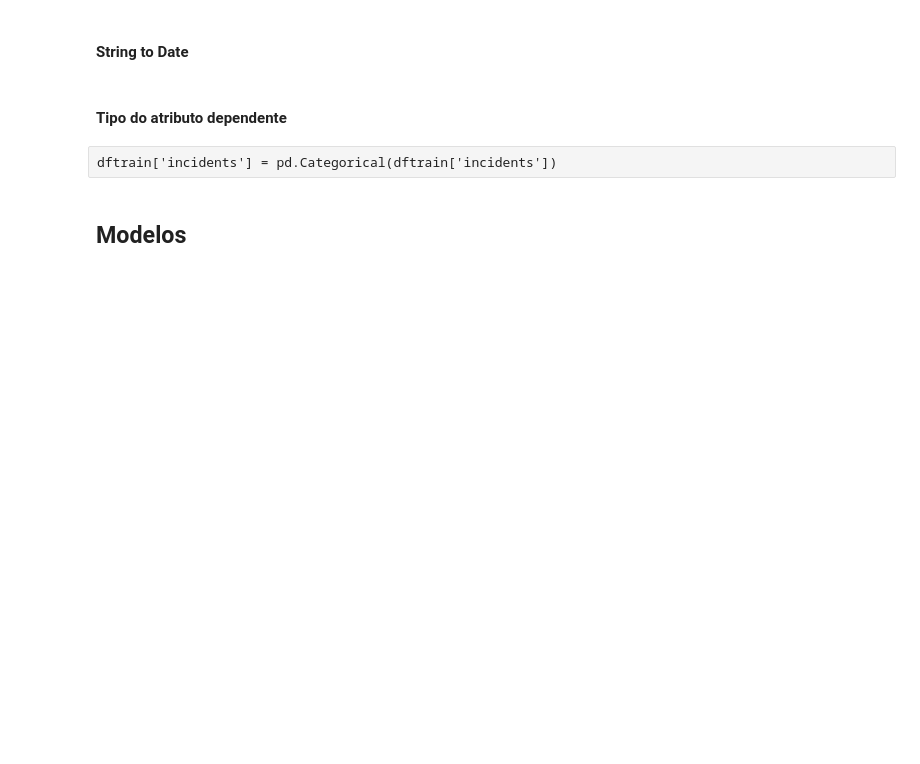
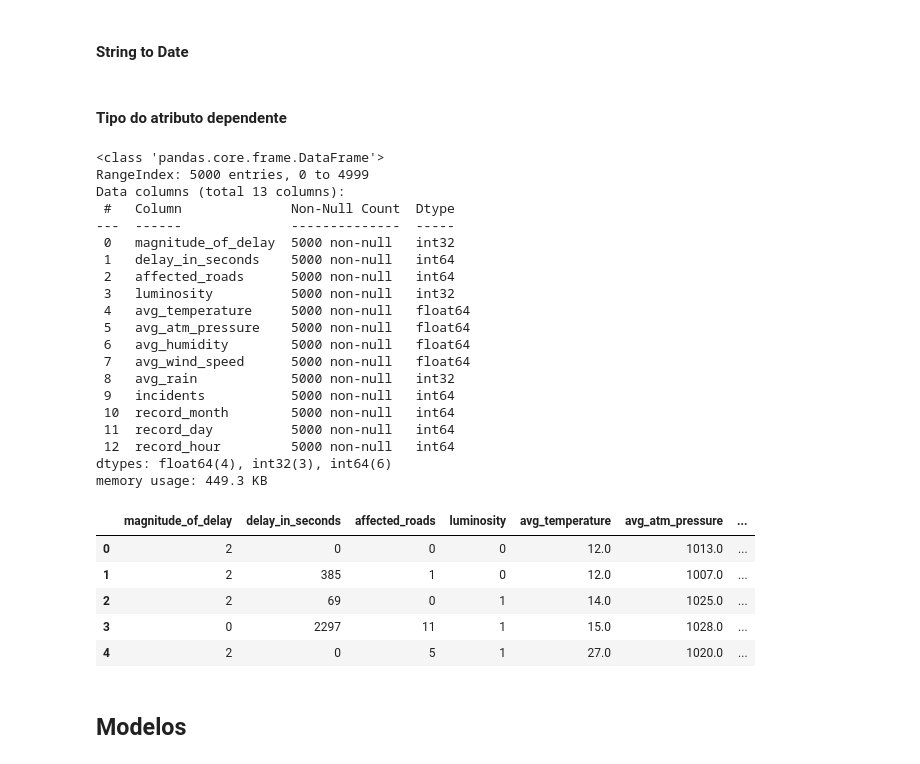
Before and after one commit to vascoliveira2511/DAA, a Jupyter notebook: competicao/incidentPrediction.ipynb, the cells around one changed output. Drawn from its saved outputs; the diff is of its cells as text; code cells hidden in the pictures; blank space fills up the shorter version.

```diff
--- a/competicao/incidentPrediction.ipynb
+++ b/competicao/incidentPrediction.ipynb
@@ -210,7 +212,7 @@ label_encoder = preprocessing.LabelEncoder()
 dftrain['magnitude_of_delay']= label_encoder.fit_transform(dftrain['magnitude_of_delay'])
 dftrain['luminosity']= label_encoder.fit_transform(dftrain['luminosity'])
 dftrain['avg_rain']= label_encoder.fit_transform(dftrain['avg_rain'])
-dftrain['incidents']= label_encoder.fit_transform(dftrain['incidents'])
+#dftrain['incidents']= label_encoder.fit_transform(dftrain['incidents'])
 
 #Test
 dftest['magnitude_of_delay']= label_encoder.fit_transform(dftest['magnitude_of_delay'])
@@ -289,8 +291,53 @@ dftest['record_hour'] = dftest['record_date'].dt.hour
 dftest = dftest.drop(["record_date"], axis=1)
 # %% [markdown]
 #### Tipo do atributo dependente
-# %% [raw]
-dftrain['incidents'] = pd.Categorical(dftrain['incidents'])
+# %%
+def incidentsToInt(x):
+    return {
+        'None'      : 0,
+        'Low'       : 1,
+        'Medium'    : 2,
+        'High'      : 3,
+        'Very_High' : 4
+    }[x]
+
+def intToIncidents(x):
+    return {
+        0 : 'None',
+        1 : 'Low',
+        2 : 'Medium',
+        3 : 'High',
+        4 : 'Very_High'
+    }[x]
+# %%
+dftrain['incidents'] = dftrain['incidents'].apply(lambda x:incidentsToInt(x))
+# %% [output]
+<class 'pandas.core.frame.DataFrame'>
+RangeIndex: 5000 entries, 0 to 4999
+Data columns (total 13 columns):
+ #   Column              Non-Null Count  Dtype
+---  ------              --------------  -----
+ 0   magnitude_of_delay  5000 non-null   int32
+ 1   delay_in_seconds    5000 non-null   int64
+ 2   affected_roads      5000 non-null   int64
+ 3   luminosity          5000 non-null   int32
+ 4   avg_temperature     5000 non-null   float64
+ 5   avg_atm_pressure    5000 non-null   float64
+ 6   avg_humidity        5000 non-null   float64
+ 7   avg_wind_speed      5000 non-null   float64
+ 8   avg_rain            5000 non-null   int32
+ 9   incidents           5000 non-null   int64
+ 10  record_month        5000 non-null   int64
+ 11  record_day          5000 non-null   int64
+ 12  record_hour         5000 non-null   int64
+dtypes: float64(4), int32(3), int64(6)
+memory usage: 449.3 KB
+|  | magnitude_of_delay | delay_in_seconds | affected_roads | luminosity | avg_temperature | avg_atm_pressure | ... |
+| 0 | 2 | 0 | 0 | 0 | 12.0 | 1013.0 | ... |
+| 1 | 2 | 385 | 1 | 0 | 12.0 | 1007.0 | ... |
+| 2 | 2 | 69 | 0 | 1 | 14.0 | 1025.0 | ... |
+| 3 | 0 | 2297 | 11 | 1 | 15.0 | 1028.0 | ... |
+| 4 | 2 | 0 | 5 | 1 | 27.0 | 1020.0 | ... |
 # %% [markdown]
 ## Modelos
 # %% [markdown]
```
Also changed, not shown: parts of 67 cells of this notebook.
